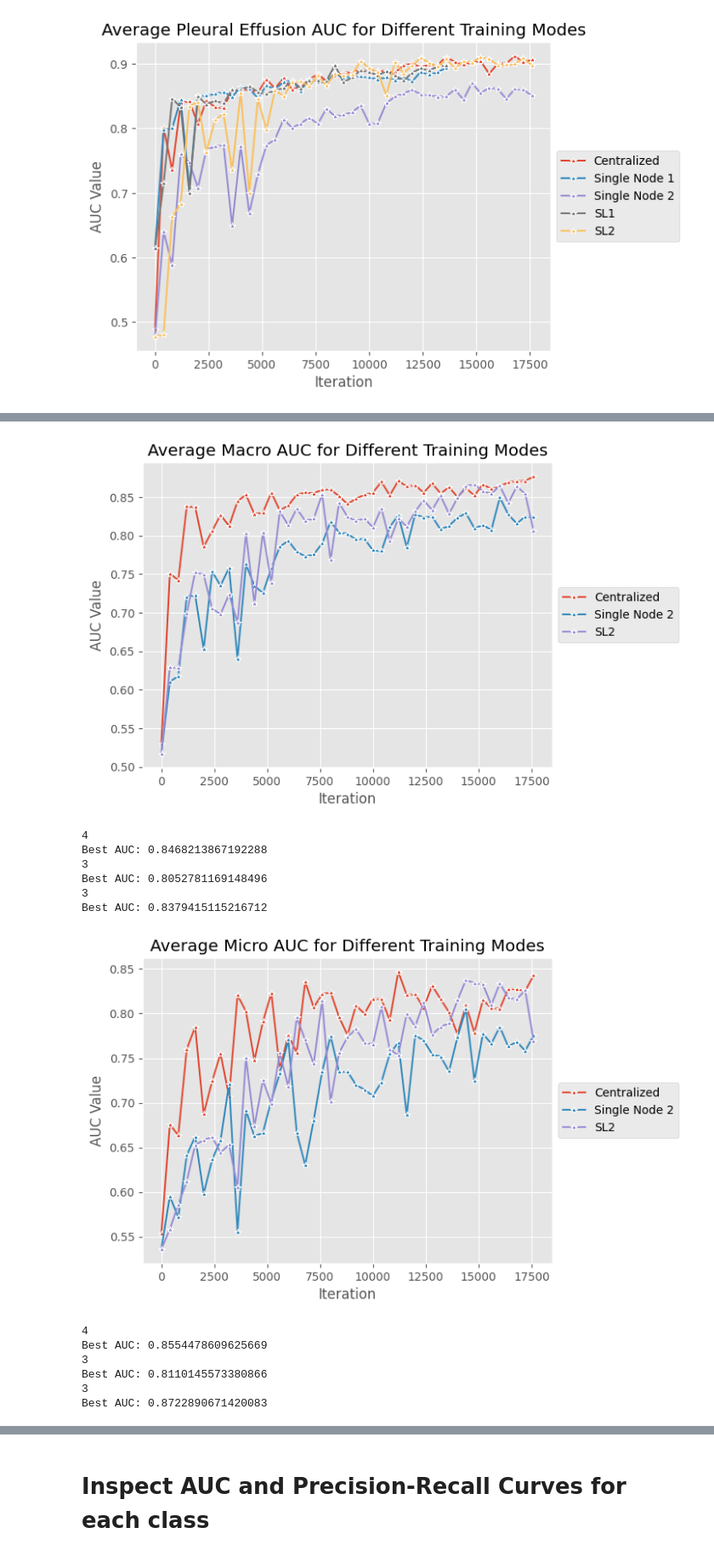
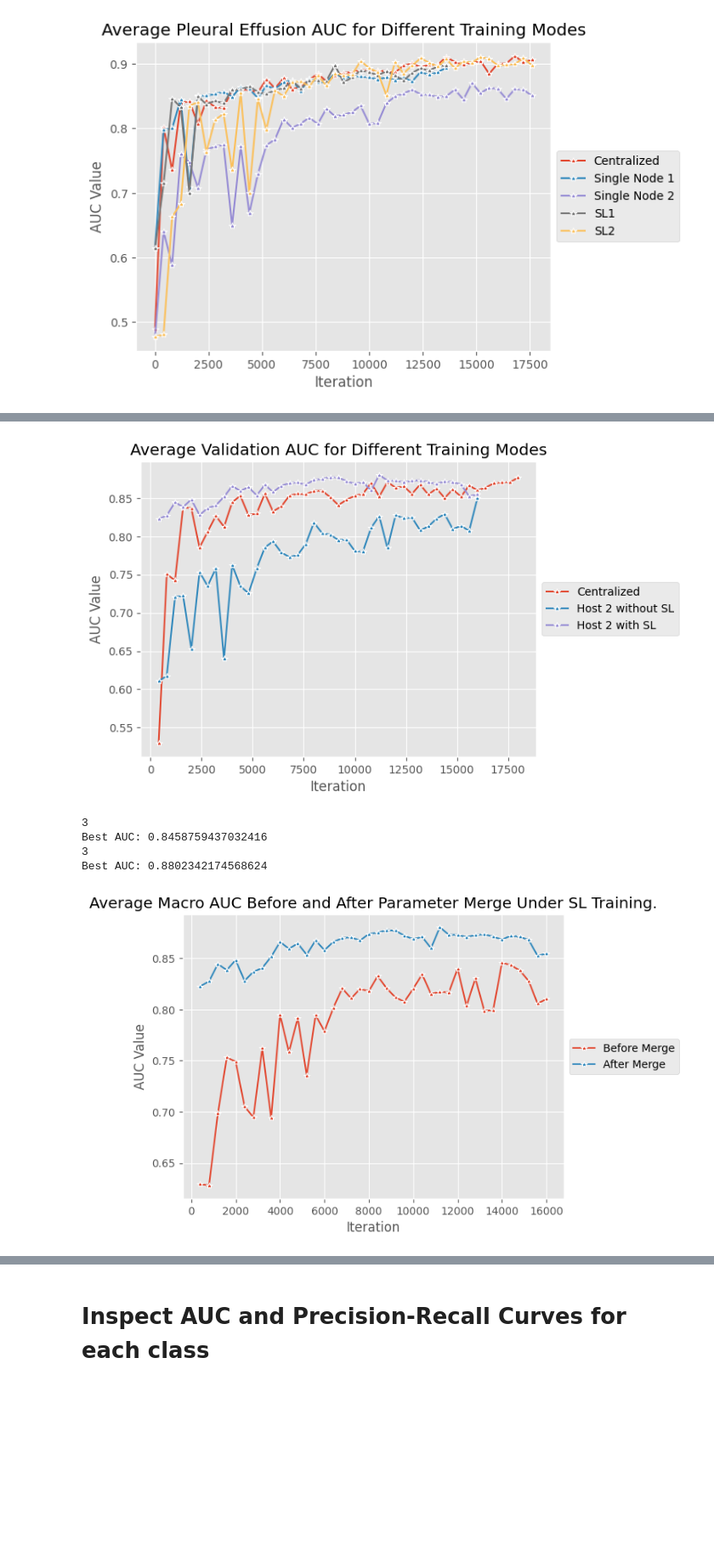
Before and after one commit to boon1987/lungsease, a Jupyter notebook: sl_version/explore.ipynb, the cells around one changed output, grey strips where cells are left out. Shown at 85% size. Saved outputs shown, nothing was run; the diff lists cells and outputs as text; code cells hidden in the pictures; blank space fills up the shorter version.

```diff
--- a/sl_version/explore.ipynb
+++ b/sl_version/explore.ipynb
@@ -145,7 +156,7 @@ print()
 # Training Set Distribution
 
 all_classes = ['No Finding', 'Enlarged Cardiomediastinum', 'Cardiomegaly', 'Lung Opacity', 'Lung Lesion', 'Edema', 'Consolidation', 'Pneumonia', 'Atelectasis', 'Pneumothorax', 'Pleural Effusion', 'Pleural Other', 'Fracture', 'Support Devices']
-#all_classes = ['Cardiomegaly', 'Edema', 'Consolidation', 'Atelectasis',  'Pleural Effusion']
+all_classes = ['Cardiomegaly', 'Edema', 'Consolidation', 'Atelectasis',  'Pleural Effusion']
 
 train_set_disease = train_set.loc[:,all_classes].fillna(-2).astype(np.int8)
 
@@ -453,6 +511,10 @@ plt.tick_params(axis='x', labelrotation=0)
 plt.tight_layout()
 plt.show()
 # %%
+p1 = pd.read_csv('./host_data/train_data/LungDiseaseDataset/CheXpert-v1.0-small/train_sl1.csv')
+p2 = pd.read_csv('./host_data/train_data/LungDiseaseDataset/CheXpert-v1.0-small/train_sl2.csv')
+p11 = p1.loc[:, train_cols]
+p22 = p2.loc[:, train_cols]
 positive = p11.transpose().sum(axis=1)
 negative = p11.transpose().shape[1] - positive
 temp = pd.DataFrame(index=p11.transpose().index, data={'Positive': positive, 'Negative': negative})
@@ -483,5 +650,5 @@ axes.legend(loc='center left', bbox_to_anchor=[1.0,0.5])
 # %%
-aa = torch.load("./host_data/output/checkpoint_host1/single_node1/checkpoint_e2_iter2400.pth.tar")
-bb = aa['val_metrics']
-len(bb['val_auc_mean'])
+model_state = torch.load('./host_data/output/checkpoint_host1/sl1_im/model_checkpoint_swarm_merge/checkpoint_e4_iter2440.pth.tar')
+temp = model_state['val_metrics']
+temp['best_val_auc']
 # %% [output]
@@ -571,7 +684,7 @@ def line_plot(result_dic, col, title):
     for name, value in result_dic.items():
         temp1 = compute_average_metric(value, col)
         print('Best AUC:', np.max(temp1))
-        axes = sns.lineplot(pd.DataFrame({'x': temp1}), y='x', x=np.arange(temp1.shape[0])*400, marker='*', label=name)
+        axes = sns.lineplot(pd.DataFrame({'x': temp1}), y='x', x=(np.arange(temp1.shape[0])+1)*400, marker='*', label=name)
     axes.legend(loc='center left', bbox_to_anchor=(1.0,0.5))
     plt.title(title)
     plt.xlabel('Iteration')
@@ -728,12 +808,17 @@ Best AUC: 0.8980223429951691
 # %%
-results = {'Centralized': centralized_results, 'Single Node 2': single_node_results_2, 'SL2': sl2_results}
-line_plot(results, 'val_auc_mean', 'Average Macro AUC for Different Training Modes')
-line_plot(results, 'val_auc_mean_micro', 'Average Micro AUC for Different Training Modes')
-line_plot(results, 'Cardiomegaly', 'Average Cardiomegaly AUC for Different Training Modes')
-line_plot(results, 'Edema', 'Average Edema AUC for Different Training Modes')
-line_plot(results, 'Consolidation', 'Average Consolidation AUC for Different Training Modes')
-line_plot(results, 'Atelectasis', 'Average Atelectasis AUC for Different Training Modes')
-line_plot(results, 'Pleural Effusion', 'Average Pleural Effusion AUC for Different Training Modes')
+results = {'Centralized': centralized_results, 'Host 2 without SL': single_node_results_2, 'Host 2 with SL': sl2_im_results}
+line_plot(results, 'val_auc_mean', 'Average Validation AUC for Different Training Modes')
+#line_plot(results, 'val_auc_mean_micro', 'Average Micro AUC for Different Training Modes')
+
+results = {'Before Merge': sl2_results, 'After Merge': sl2_im_results}
+line_plot(results, 'val_auc_mean', 'Average Macro AUC Before and After Parameter Merge Under SL Training.')
+#line_plot(results, 'val_auc_mean_micro', 'Average Micro AUC for Different Training Modes')
+
+# line_plot(results, 'Cardiomegaly', 'Average Cardiomegaly AUC for Different Training Modes')
+# line_plot(results, 'Edema', 'Average Edema AUC for Different Training Modes')
+# line_plot(results, 'Consolidation', 'Average Consolidation AUC for Different Training Modes')
+# line_plot(results, 'Atelectasis', 'Average Atelectasis AUC for Different Training Modes')
+# line_plot(results, 'Pleural Effusion', 'Average Pleural Effusion AUC for Different Training Modes')
 # %% [output]
 4
 Best AUC: 0.8767896677116818
@@ -744,14 +829,6 @@ Best AUC: 0.8664702582406504
-[figure, old version]
+[figure, new version]
-4
-Best AUC: 0.8468213867192288
 3
-Best AUC: 0.8052781169148496
+Best AUC: 0.8458759437032416
 3
-Best AUC: 0.8379415115216712
+Best AUC: 0.8802342174568624
-[figure, old version]
+[figure, new version]
-4
-Best AUC: 0.8554478609625669
-3
-Best AUC: 0.8110145573380866
-3
-Best AUC: 0.8722890671420083
```
Also changed, not shown: parts of 21 cells of this notebook, 5 other files.
